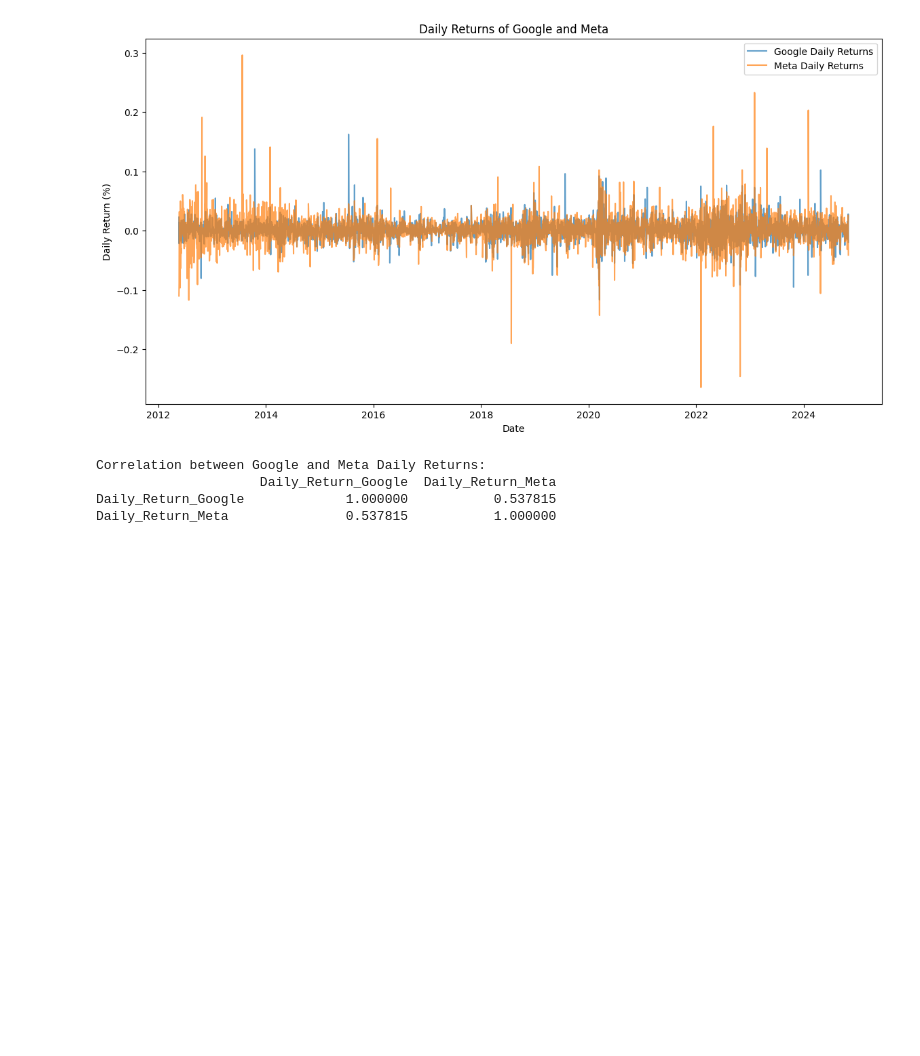
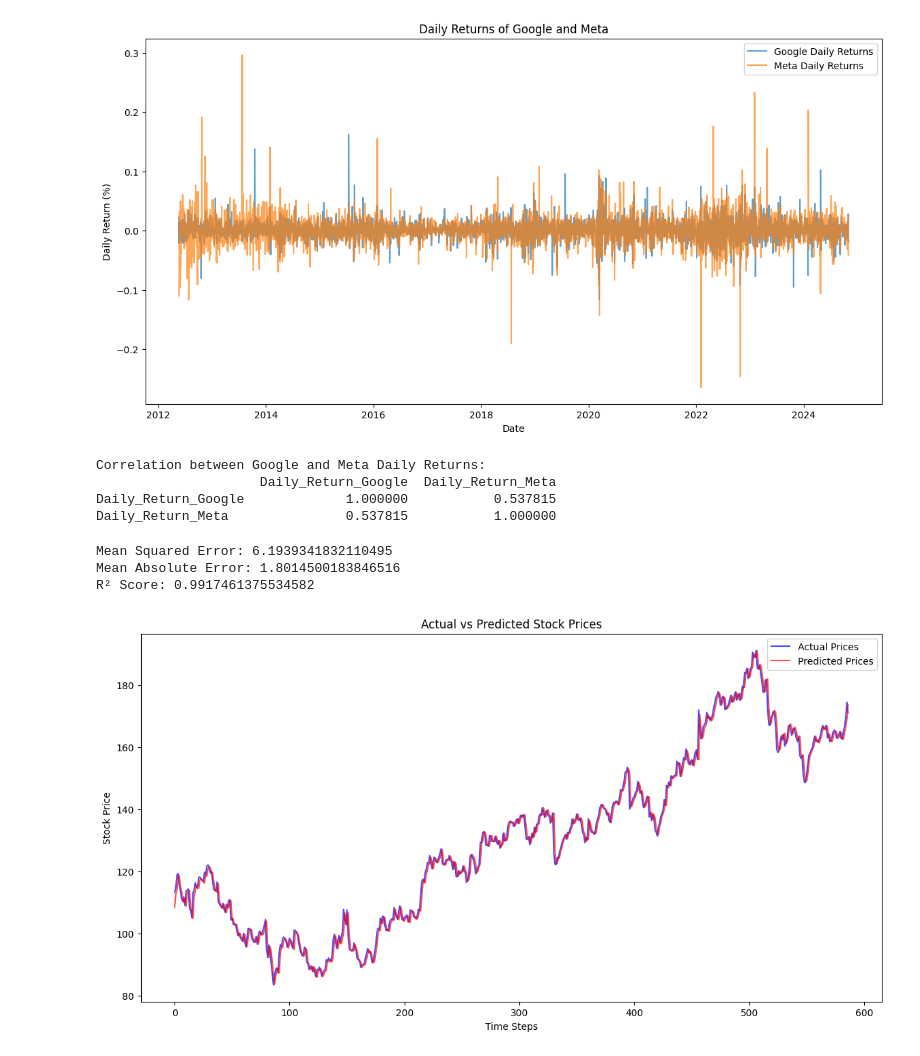
Before and after one commit to MarcelinaSiwka/MEM, a Jupyter notebook: Stock/stockEDA.ipynb, the cells around one changed output. Cells and saved outputs as stored; diff of their text form; code cells hidden in the pictures; blank space fills up the shorter version.

```diff
--- a/Stock/stockEDA.ipynb
+++ b/Stock/stockEDA.ipynb
@@ -212,3 +212,40 @@ X_train, X_test, y_train, y_test = train_test_split(X, y, test_size=0.2, shuffle
 scaler = StandardScaler()
 X_train_scaled = scaler.fit_transform(X_train)
 X_test_scaled = scaler.transform(X_test)
+# %%
+from sklearn.linear_model import LinearRegression
+
+# Train a Linear Regression model
+lr_model = LinearRegression()
+lr_model.fit(X_train_scaled, y_train)
+
+# Predict on the test set
+y_pred = lr_model.predict(X_test_scaled)
+# %%
+from sklearn.metrics import mean_squared_error, mean_absolute_error, r2_score
+mse = mean_squared_error(y_test, y_pred)
+print(f"Mean Squared Error: {mse}")
+
+mae = mean_absolute_error(y_test, y_pred)
+print(f"Mean Absolute Error: {mae}")
+
+r2 = r2_score(y_test, y_pred)
+print(f"R² Score: {r2}")
+# %% [output]
+Mean Squared Error: 6.1939341832110495
+Mean Absolute Error: 1.8014500183846516
+R² Score: 0.9917461375534582
+# %%
+import matplotlib.pyplot as plt
+
+# Plot actual vs predicted values
+plt.figure(figsize=(14, 7))
+plt.plot(y_test.values, label="Actual Prices", color="blue", alpha=0.7)
+plt.plot(y_pred, label="Predicted Prices", color="red", alpha=0.7)
+plt.title("Actual vs Predicted Stock Prices")
+plt.xlabel("Time Steps")
+plt.ylabel("Stock Price")
+plt.legend()
+plt.show()
+# %% [output]
+[figure, added]
```
Also changed, not shown: parts of 3 cells of this notebook, 4 other files.
